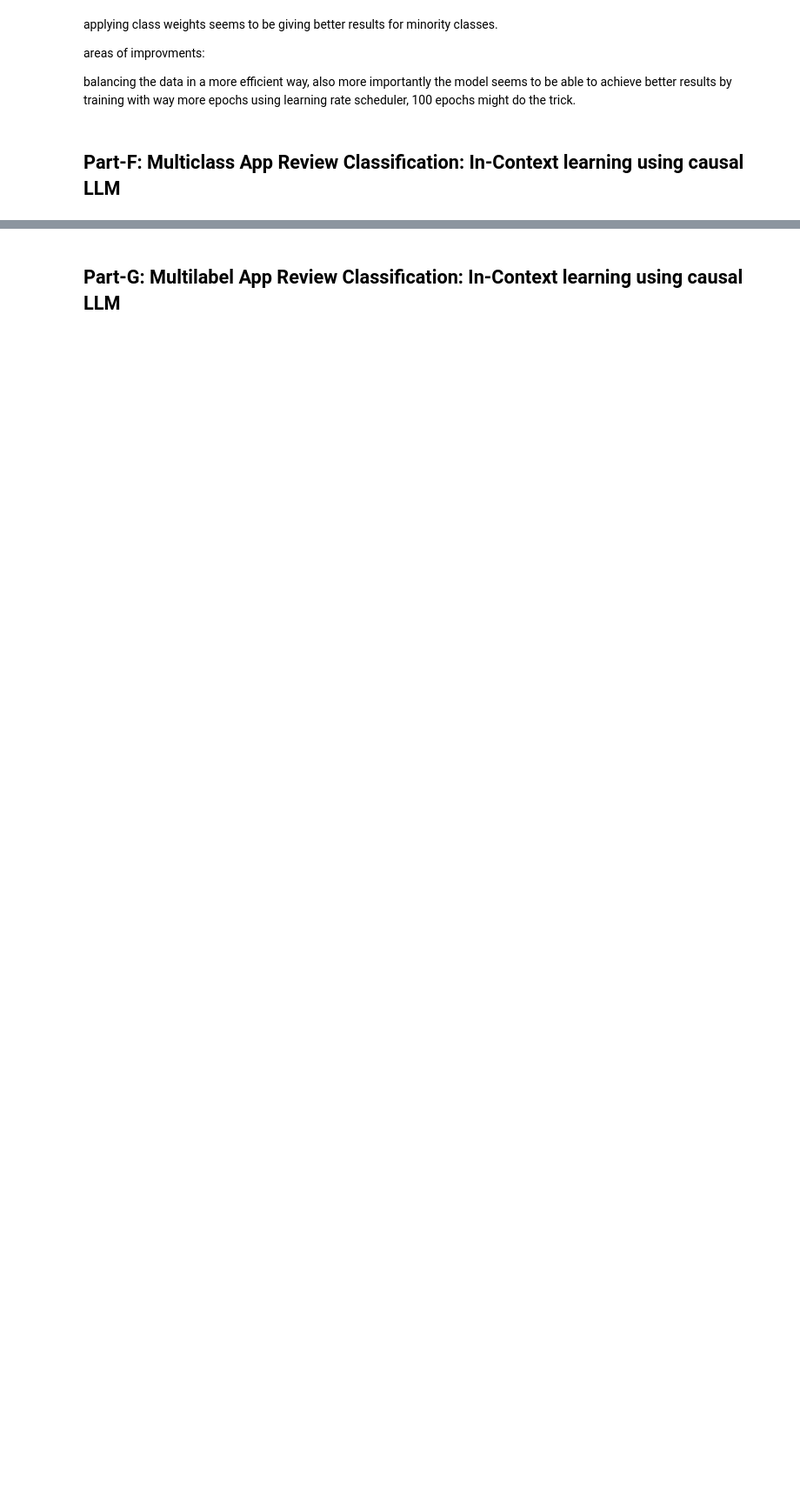
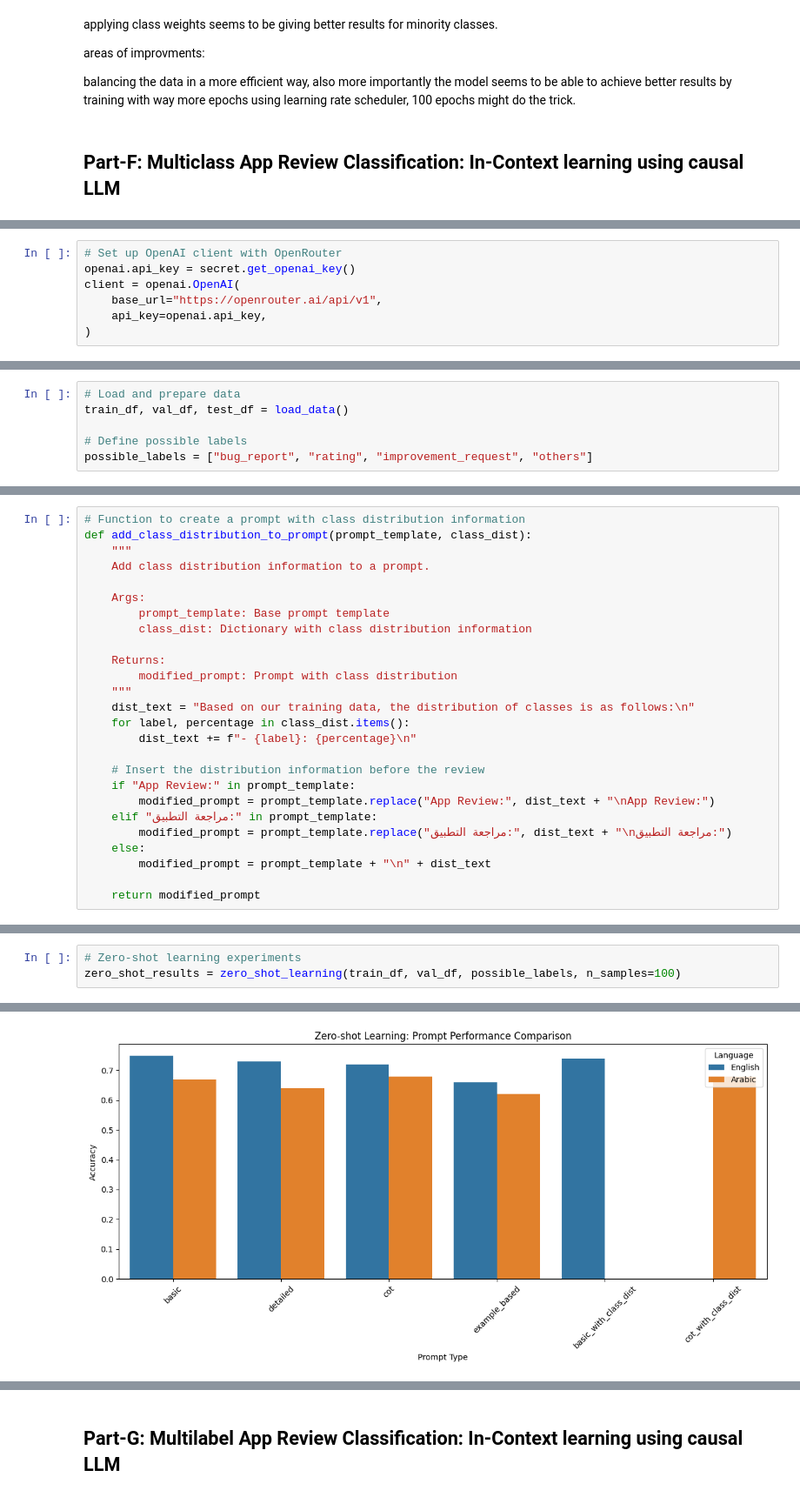
Before and after one commit to Hayder-Aleissa/NLP-Project, a Jupyter notebook: NLP_project.ipynb, the cells around one changed output, grey strips where cells are left out. Shown at 87% size. Saved outputs shown, nothing was run; the diff lists cells and outputs as text; blank space fills up the shorter version.

Commit message:
Initial completed version of zero-shot learning for part F

```diff
--- a/NLP_project.ipynb
+++ b/NLP_project.ipynb
@@ -1983,0 +2001,7 @@ balancing the data in a more efficient way, also more importantly the model seem
+# %%
+# Set up OpenAI client with OpenRouter
+openai.api_key = secret.get_openai_key()
+client = openai.OpenAI(
+    base_url="https://openrouter.ai/api/v1",
+    api_key=openai.api_key,
+)
@@ -1983,0 +2145,6 @@ balancing the data in a more efficient way, also more importantly the model seem
+# %%
+# Load and prepare data
+train_df, val_df, test_df = load_data()
+
+# Define possible labels
+possible_labels = ["bug_report", "rating", "improvement_request", "others"]
@@ -1983,0 +2342,26 @@ balancing the data in a more efficient way, also more importantly the model seem
+# %%
+# Function to create a prompt with class distribution information
+def add_class_distribution_to_prompt(prompt_template, class_dist):
+    """
+    Add class distribution information to a prompt.
+
+    Args:
+        prompt_template: Base prompt template
+        class_dist: Dictionary with class distribution information
+
+    Returns:
+        modified_prompt: Prompt with class distribution
+    """
+    dist_text = "Based on our training data, the distribution of classes is as follows:\n"
+    for label, percentage in class_dist.items():
+        dist_text += f"- {label}: {percentage}\n"
+
+    # Insert the distribution information before the review
+    if "App Review:" in prompt_template:
+        modified_prompt = prompt_template.replace("App Review:", dist_text + "\nApp Review:")
+    elif "مراجعة التطبيق:" in prompt_template:
+        modified_prompt = prompt_template.replace("مراجعة التطبيق:", dist_text + "\nمراجعة التطبيق:")
+    else:
+        modified_prompt = prompt_template + "\n" + dist_text
+
+    return modified_prompt
@@ -1983,0 +2564,4 @@ balancing the data in a more efficient way, also more importantly the model seem
+# %%
+# Zero-shot learning experiments
+zero_shot_results = zero_shot_learning(train_df, val_df, possible_labels, n_samples=100)
+# %% [output]
@@ -1983,0 +2720 @@ balancing the data in a more efficient way, also more importantly the model seem
+[figure, added]
```
Also changed, not shown: parts of 37 cells of this notebook, 1 other file.
